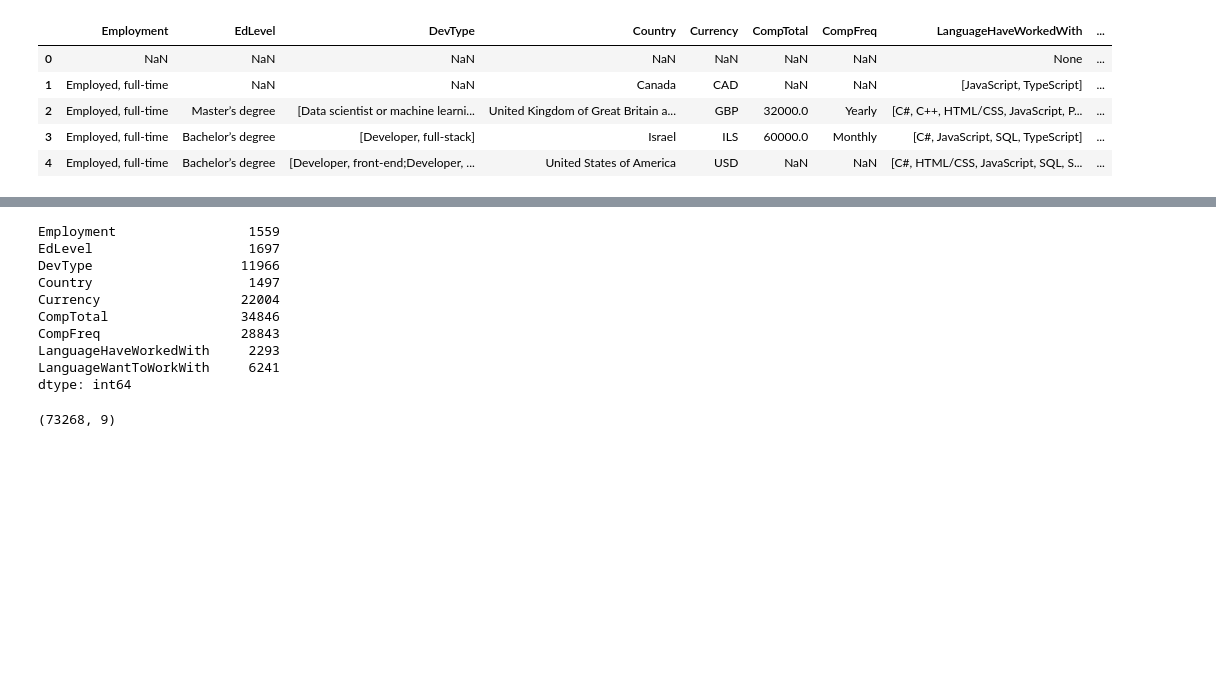
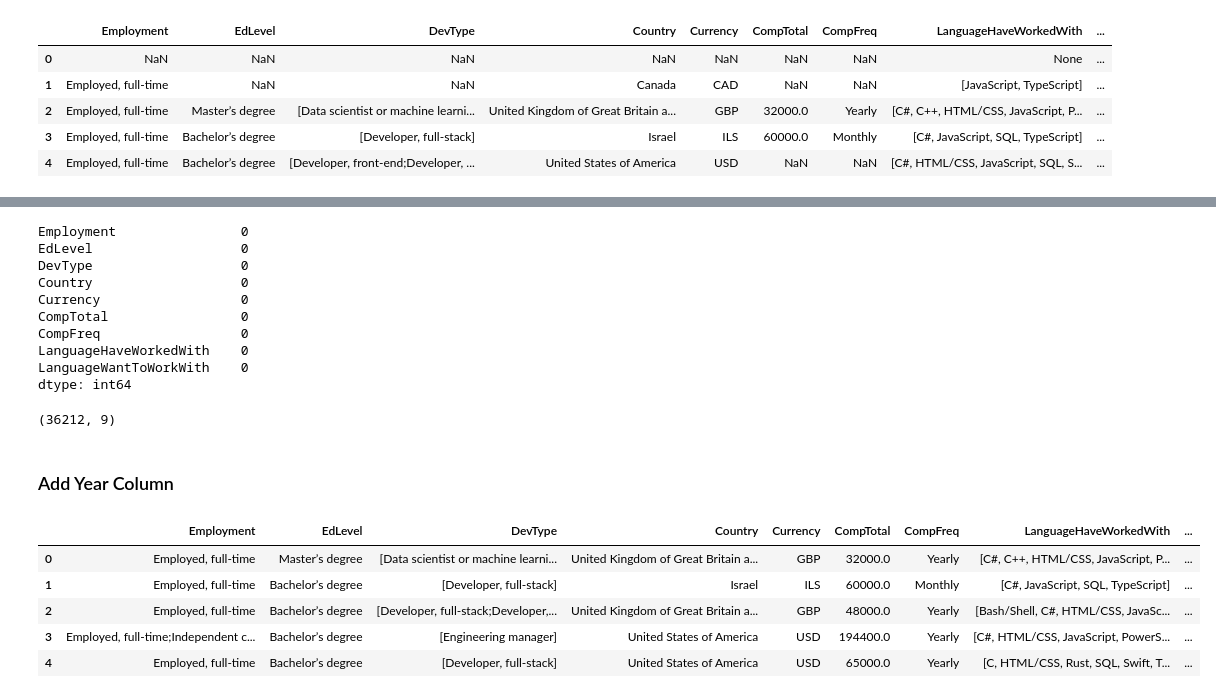
Before and after one commit to regan-mu/Stack-Overflow-Dev-Survey-Data-Analysis, a Jupyter notebook: Notebooks/2022.ipynb, the cells around one changed output, grey strips where cells are left out. Cells and saved outputs as stored; diff of their text form; code cells hidden in the pictures; blank space fills up the shorter version.

```diff
--- a/Notebooks/2022.ipynb
+++ b/Notebooks/2022.ipynb
@@ -85,7 +106,7 @@ df_2022.head()
 ### Get the Country currency.
 * Extract the currency for each country from the currency column.
 # %%
-df_2022["Currency"] = df_2022["Currency"].str.replace("\t", "-").str.split("-").str[0]
+df_2022["Currency"] = df_2022["Currency"].str.replace("\t", " ").str.split(" ").str[0]
 df_2022.head()
 # %% [output]
 |  | Employment | EdLevel | DevType | Country | Currency | CompTotal | CompFreq | LanguageHaveWorkedWith | ... |
@@ -98,6 +119,7 @@ df_2022.head()
 ### Convert LanguageHaveWorkedWith & LanguageWantToWorkWith to list
 # %%
 def convert(x):
+    """Split x into respoctive languages"""
     try:
         lst = x.split(";")
     except AttributeError:
@@ -120,17 +158,32 @@ df_2022.head()
+# %%
+df_2022 = df_2022.dropna(how="any").reset_index(drop=True)
 # %%
 df_2022.isnull().sum()
 # %% [output]
-Employment                 1559
-EdLevel                    1697
-DevType                   11966
-Country                    1497
-Currency                  22004
-CompTotal                 34846
-CompFreq                  28843
-LanguageHaveWorkedWith     2293
-LanguageWantToWorkWith     6241
+Employment                0
+EdLevel                   0
+DevType                   0
+Country                   0
+Currency                  0
+CompTotal                 0
+CompFreq                  0
+LanguageHaveWorkedWith    0
+LanguageWantToWorkWith    0
 dtype: int64
 # %%
 df_2022.shape
 # %% [output]
-(73268, 9)
+(36212, 9)
+# %% [markdown]
+### Add Year Column
+# %%
+df_2022["Year"] = 2022
+# %%
+df_2022.head()
+# %% [output]
+|  | Employment | EdLevel | DevType | Country | Currency | CompTotal | CompFreq | LanguageHaveWorkedWith | ... |
+| 0 | Employed, full-time | Master’s degree | [Data scientist or machine learni... | United Kingdom of Great Britain a... | GBP | 32000.0 | Yearly | [C#, C++, HTML/CSS, JavaScript, P... | ... |
+| 1 | Employed, full-time | Bachelor’s degree | [Developer, full-stack] | Israel | ILS | 60000.0 | Monthly | [C#, JavaScript, SQL, TypeScript] | ... |
+| 2 | Employed, full-time | Bachelor’s degree | [Developer, full-stack;Developer,... | United Kingdom of Great Britain a... | GBP | 48000.0 | Yearly | [Bash/Shell, C#, HTML/CSS, JavaSc... | ... |
+| 3 | Employed, full-time;Independent c... | Bachelor’s degree | [Engineering manager] | United States of America | USD | 194400.0 | Yearly | [C#, HTML/CSS, JavaScript, PowerS... | ... |
+| 4 | Employed, full-time | Bachelor’s degree | [Developer, full-stack] | United States of America | USD | 65000.0 | Yearly | [C, HTML/CSS, Rust, SQL, Swift, T... | ... |
```
Also changed, not shown: parts of 37 cells of this notebook, 1 other file.
